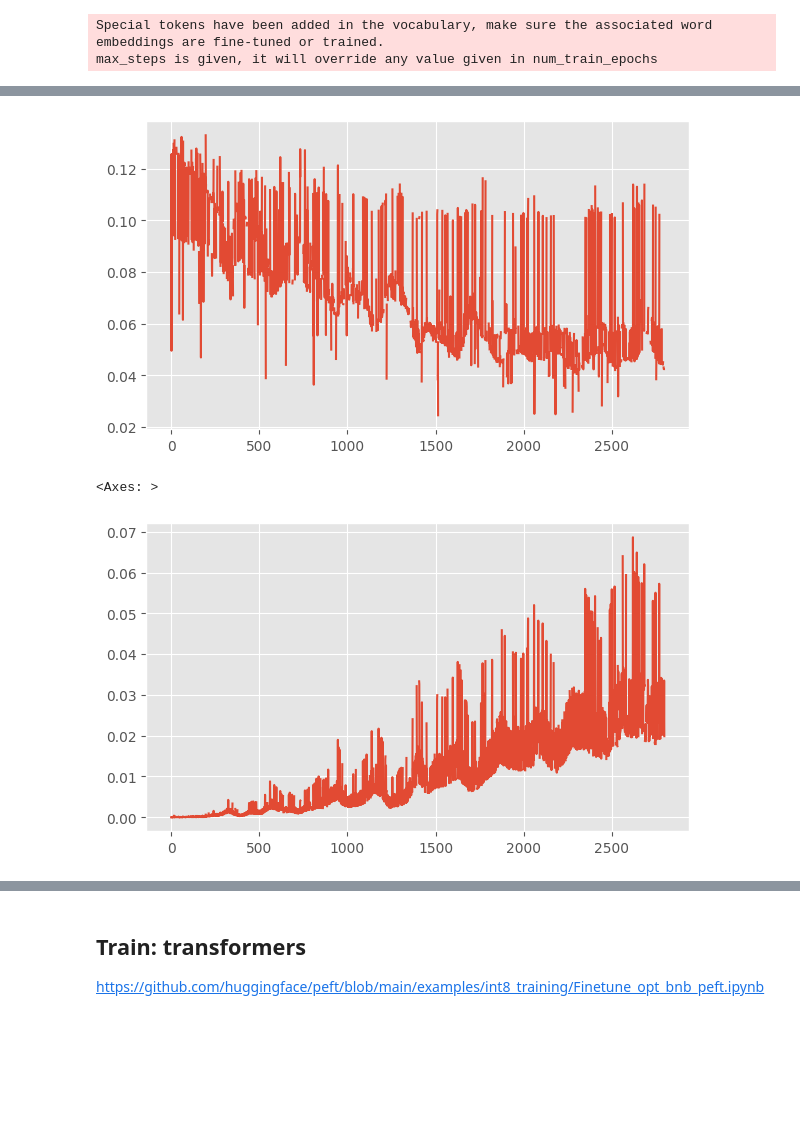
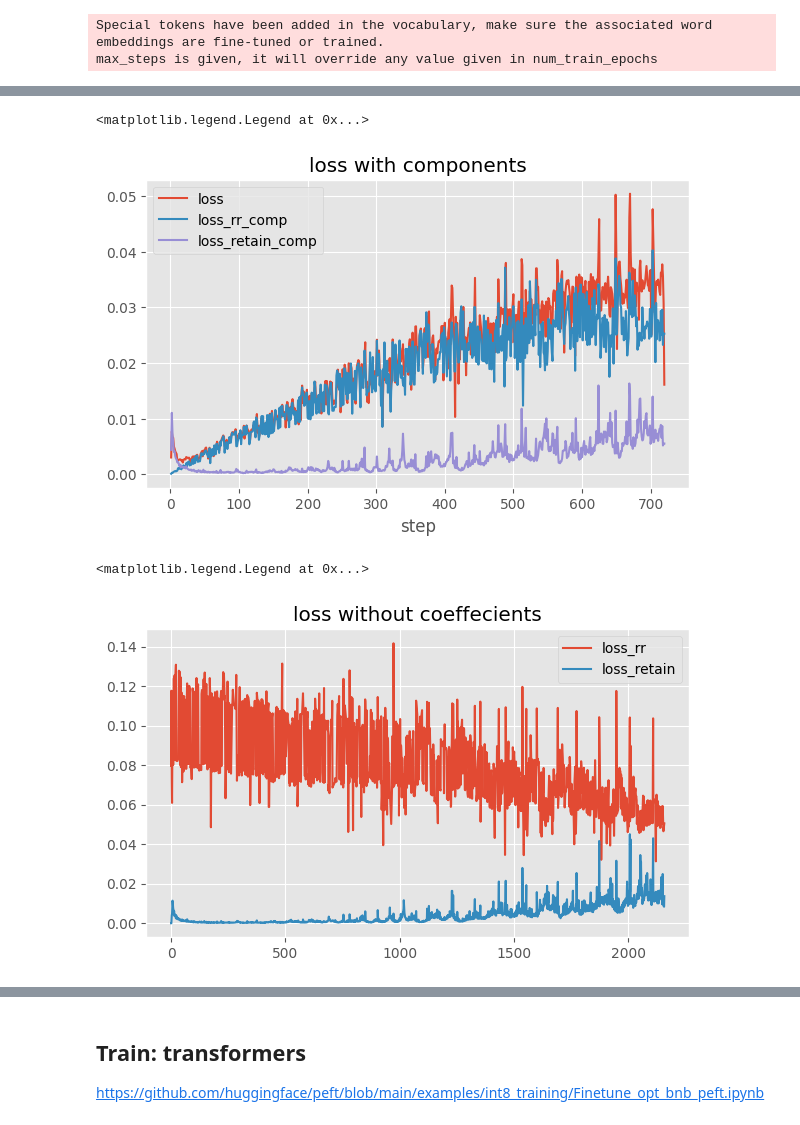
Before and after one commit to wassname/adapters_can_monitor_lies, a Jupyter notebook: nbs/mjc_002_diff_hs_redirect.ipynb, the cells around one changed output, grey strips where cells are left out. Saved outputs shown, nothing was run; the diff lists cells and outputs as text; code cells hidden in the pictures; blank space fills up the shorter version.

```diff
--- a/nbs/mjc_002_diff_hs_redirect.ipynb
+++ b/nbs/mjc_002_diff_hs_redirect.ipynb
@@ -135,11 +137,12 @@ from peft import LoraConfig, PeftModel, LoraModel, LoraConfig, get_peft_model, I
 
 # https://github.com/huggingface/peft/blob/main/src/peft/utils/constants.py
 config = LoraConfig(
-    r=16,
+    r=64,
     lora_alpha=32,
-        bias="none",
+    bias="none",
     task_type="CAUSAL_LM",
     target_modules=['up_proj', 'down_proj', 'gate_proj', 'k_proj', 'q_proj', 'v_proj', 'o_proj'],
+    use_rslora=True,
     # target_modules=["q_proj", "v_proj"], lora_dropout=0.05, bias="none"
 )
 # config = IA3Config()
@@ -474,10 +471,10 @@ ds = ds_prompts.select_columns(
 )
 
 
-targets_samples = 150*16*4
+targets_samples = 150*16*3
 # targets_samples = 50*16
-gradient_accumulation_steps = 6 # we want to mix enougth so that it actually lies in some
-batch_size = 4
+gradient_accumulation_steps = 2 # we want to mix enougth so that it actually lies in some
+batch_size = 5
 max_steps = targets_samples // (gradient_accumulation_steps * batch_size)
 # in the paper it was 150 batch of 16. So we want steps * batch * grad_accum
 # see https://github.com/huggingface/trl/blob/main/trl/trainer/sft_trainer.py#L58
@@ -492,15 +489,20 @@ trainer = CustomSFTTrainer(
         max_seq_length=cfg.max_length,
         per_device_train_batch_size=batch_size,  # 18GB/24GB
         gradient_accumulation_steps=gradient_accumulation_steps,  # we want to accumulate the gradients to make the batch size larger, so we have sufficient examples of good and bad behaviour to learn from
-        warmup_steps=max_steps//10,
+        warmup_steps=max_steps//batch_size//10,
         max_steps=max_steps,  # 150 steps of batch=16 in paper
-        learning_rate=8e-5,  # from paper
+        learning_rate=1e-4,  # from paper
         fp16=True,
         logging_steps=1,
         output_dir="outputs",
         remove_unused_columns=False,
-        # report_to=['tensorboard'],
+
+        # this seems to make the coreffecient schedule a little confused
         lr_scheduler_type='constant', # https://github.com/huggingface/transformers/blob/eed9ed679878ada2f6d2eefccdbda368cabc88b1/src/transformers/trainer_utils.py#L408
+
+        # https://huggingface.co/docs/bitsandbytes/en/optimizers
+        optim="paged_adamw_8bit" # "adamw_bnb_8bit" paged_adamw_8bit paged_lion_8bit lion_8bit lomo galore_adamw_8bit_layerwise adalomo
+        # optim="galore_adamw_8bit_layerwise",
     ),
     # https://huggingface.co/docs/transformers/en/main_classes/callback
     # data_collator=transformers.DataCollatorForLanguageModeling(tokenizer, mlm=False),
@@ -559,12 +594,21 @@ for cs in [['loss', 'loss_rr', 'loss_retain',],
+# %%
+df_hist1['loss_rr_comp'] = df_hist1['loss_rr'] * df_hist1['c_cb']
+df_hist1['loss_retain_comp'] = df_hist1['loss_retain'] * df_hist1['c_re'] * trainer.alpha
+df_hist = df_hist1.replace(0, np.nan).groupby('step').mean()
+df_hist[[
+    'loss', 'loss_rr_comp', 'loss_retain_comp']].ffill().bfill().plot()
+plt.title('loss with components')
+plt.legend()
+# %% [output]
+<matplotlib.legend.Legend at 0x...>
+[figure, added]
 # %%
-# the weighting can make the loss unclear, so lets view it without weighting
-df_hist1[[ 'loss_rr', 'loss_retain']]
-df_hist1['loss_rr'].mean()/df_hist1['loss_retain'].mean()
-df_hist1['loss_rr'].plot()
-plt.show()
-df_hist1['loss_retain'].plot()
+plt.title('loss without coeffecients')
+df_hist1['loss_rr'].dropna().plot()
+# plt.show()
+(df_hist1['loss_retain']*trainer.alpha).dropna().plot()
+plt.legend()
 # %% [output]
+<matplotlib.legend.Legend at 0x...>
-[figure, old version]
+[figure, new version]
-<Axes: >
-[figure, removed]
 # %%
```
Also changed, not shown: parts of 36 cells of this notebook, 7 other files.
